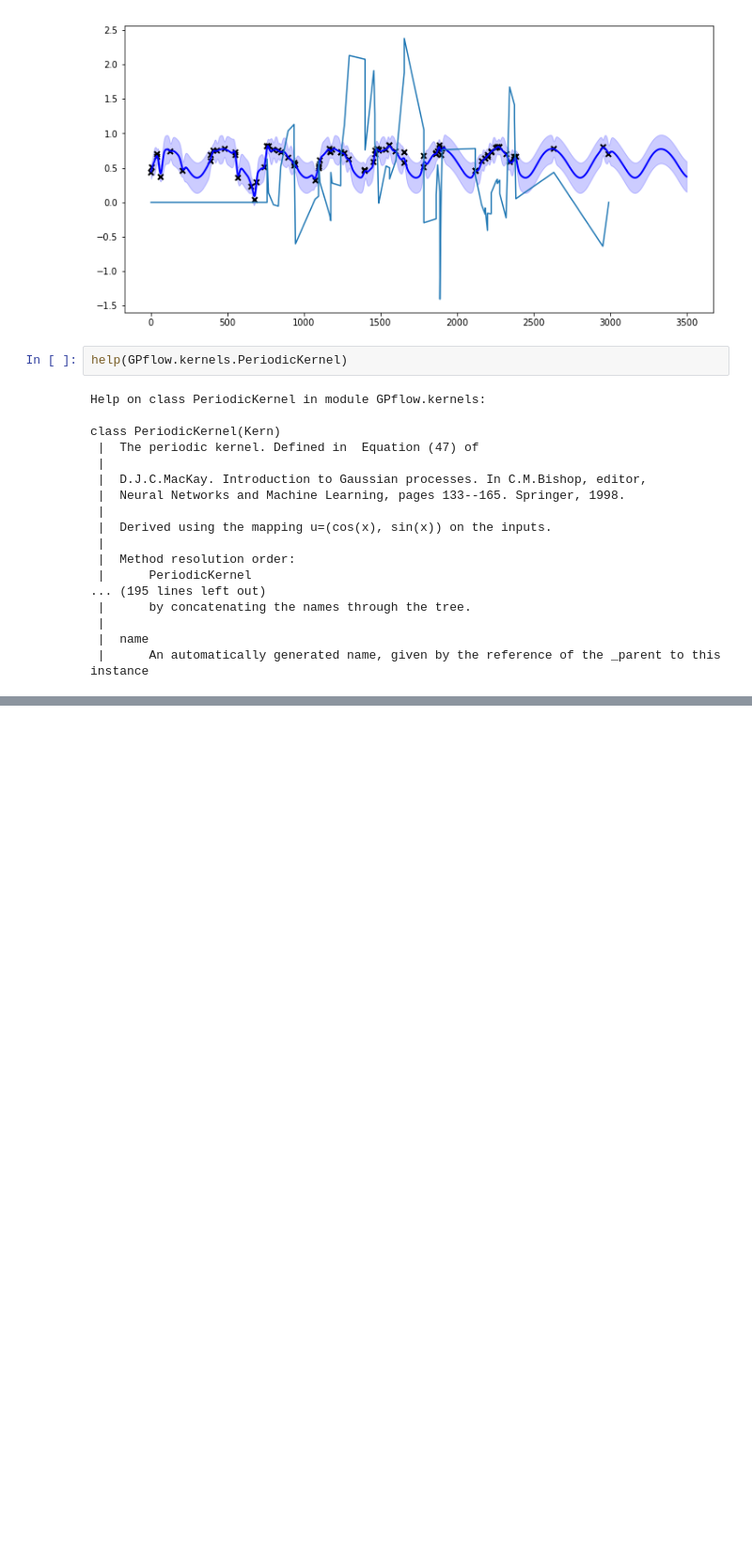
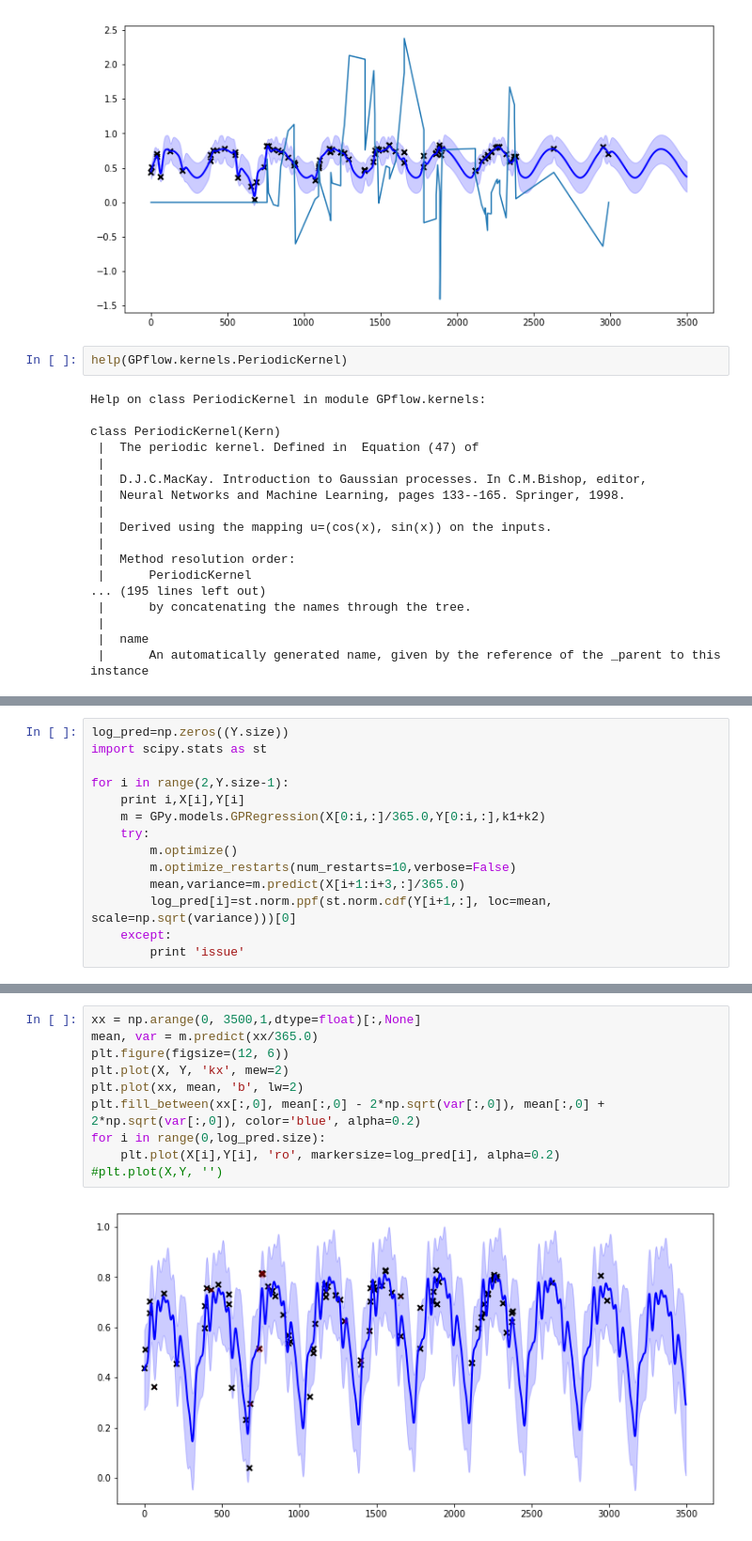
Before and after one commit to edd3x/Sat_im, a Jupyter notebook: Pete-Hackday-notebook.ipynb, the cells around one changed output, grey strips where cells are left out. Shown: that part at 94% size. Saved outputs shown, nothing was run; the diff lists cells and outputs as text; blank space fills up the shorter version.

```diff
--- a/Pete-Hackday-notebook.ipynb
+++ b/Pete-Hackday-notebook.ipynb
@@ -177,0 +245,14 @@ class PeriodicKernel(Kern)
+# %%
+log_pred=np.zeros((Y.size))
+import scipy.stats as st
+
+for i in range(2,Y.size-1):
+    print i,X[i],Y[i]
+    m = GPy.models.GPRegression(X[0:i,:]/365.0,Y[0:i,:],k1+k2)
+    try:
+        m.optimize()
+        m.optimize_restarts(num_restarts=10,verbose=False)
+        mean,variance=m.predict(X[i+1:i+3,:]/365.0)
+        log_pred[i]=st.norm.ppf(st.norm.cdf(Y[i+1,:], loc=mean, scale=np.sqrt(variance)))[0]
+    except:
+        print 'issue'
@@ -177,0 +299,12 @@ class PeriodicKernel(Kern)
+# %%
+xx = np.arange(0, 3500,1,dtype=float)[:,None]
+mean, var = m.predict(xx/365.0)
+plt.figure(figsize=(12, 6))
+plt.plot(X, Y, 'kx', mew=2)
+plt.plot(xx, mean, 'b', lw=2)
+plt.fill_between(xx[:,0], mean[:,0] - 2*np.sqrt(var[:,0]), mean[:,0] + 2*np.sqrt(var[:,0]), color='blue', alpha=0.2)
+for i in range(0,log_pred.size):
+    plt.plot(X[i],Y[i], 'ro', markersize=log_pred[i], alpha=0.2)
+#plt.plot(X,Y, '')
+# %% [output]
+[figure, added]
```
Also changed, not shown: parts of 8 cells of this notebook.
